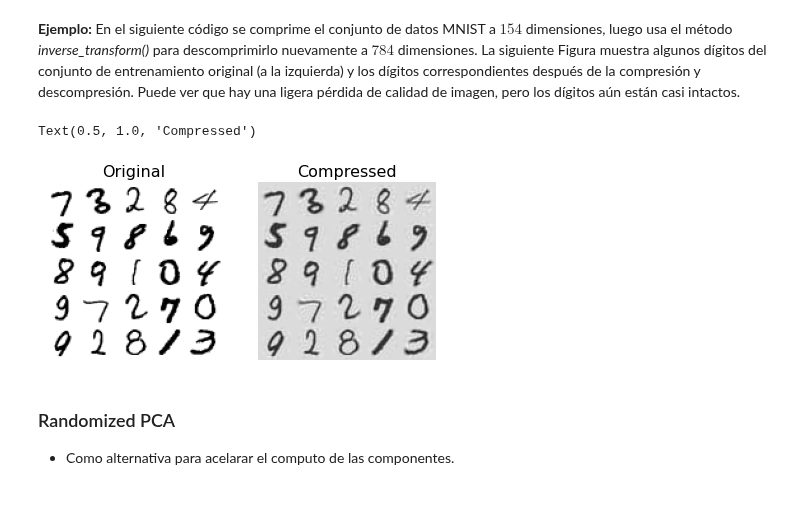
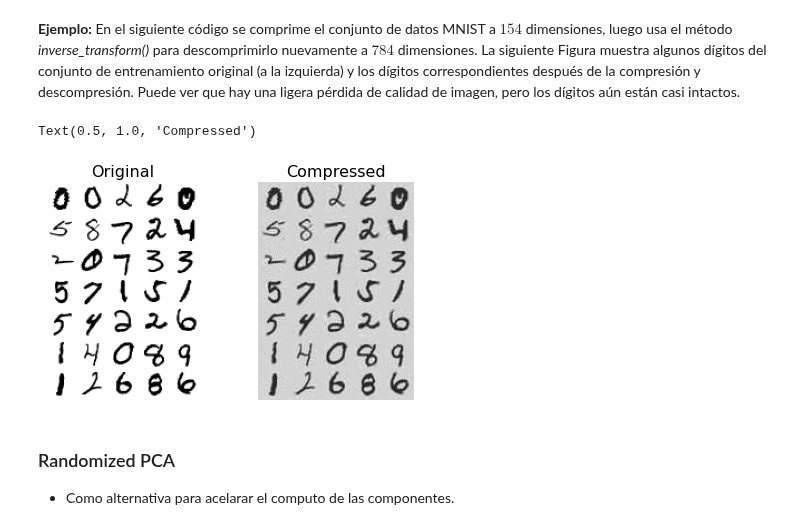
Before and after one commit to amalvarezme/AnaliticaDatos, a Jupyter notebook: 4_NoSupervisado/2_ReduccionDimension.ipynb, the cells around one changed output. Cells and saved outputs as stored; diff of their text form; code cells hidden in the pictures; blank space fills up the shorter version.

```diff
--- a/4_NoSupervisado/2_ReduccionDimension.ipynb
+++ b/4_NoSupervisado/2_ReduccionDimension.ipynb
@@ -178,36 +178,36 @@ pca.n_components_
 # %%
 import matplotlib as mpl
 
 pca         = PCA(n_components = 154)
 X_reduced   = pca.fit_transform(X_train)
 X_recovered = pca.inverse_transform(X_reduced)
 
 def plot_digits(instances, images_per_row=5, **options):
     size           = 28
     images_per_row = min(len(instances), images_per_row)
     images         = [instance.reshape(size,size) for instance in instances]
     n_rows         = (len(instances) - 1) // images_per_row + 1
     row_images     = []
     n_empty        = n_rows * images_per_row - len(instances)
     images.append(np.zeros((size, size * n_empty)))
     for row in range(n_rows):
         rimages = images[row * images_per_row : (row + 1) * images_per_row]
         row_images.append(np.concatenate(rimages, axis=1))
     image = np.concatenate(row_images, axis=0)
     plt.imshow(image, cmap = mpl.cm.binary, **options)
     plt.axis("off")
 
 plt.figure(figsize=(7, 4))
 plt.subplot(121)
-plot_digits(X_train[::200])
+plot_digits(X_train[::40])
 plt.title("Original", fontsize=16)
 plt.subplot(122)
-plot_digits(X_recovered[::200])
+plot_digits(X_recovered[::40])
 plt.title("Compressed", fontsize=16)
 #save_fig("mnist_compression_plot")
 # %% [output]
 Text(0.5, 1.0, 'Compressed')
-[figure, old version]
+[figure, new version]
 # %% [markdown]
 ### Randomized PCA
 
```
Also changed, not shown: parts of 22 cells of this notebook.
